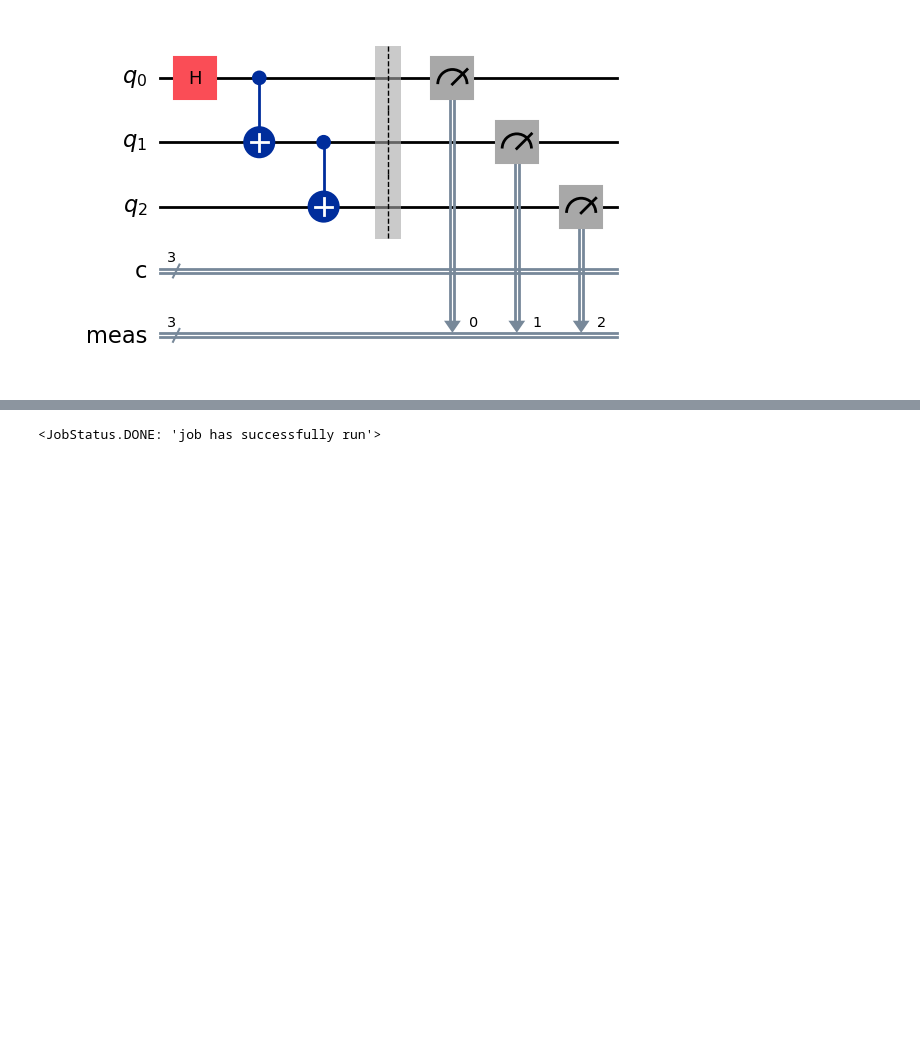
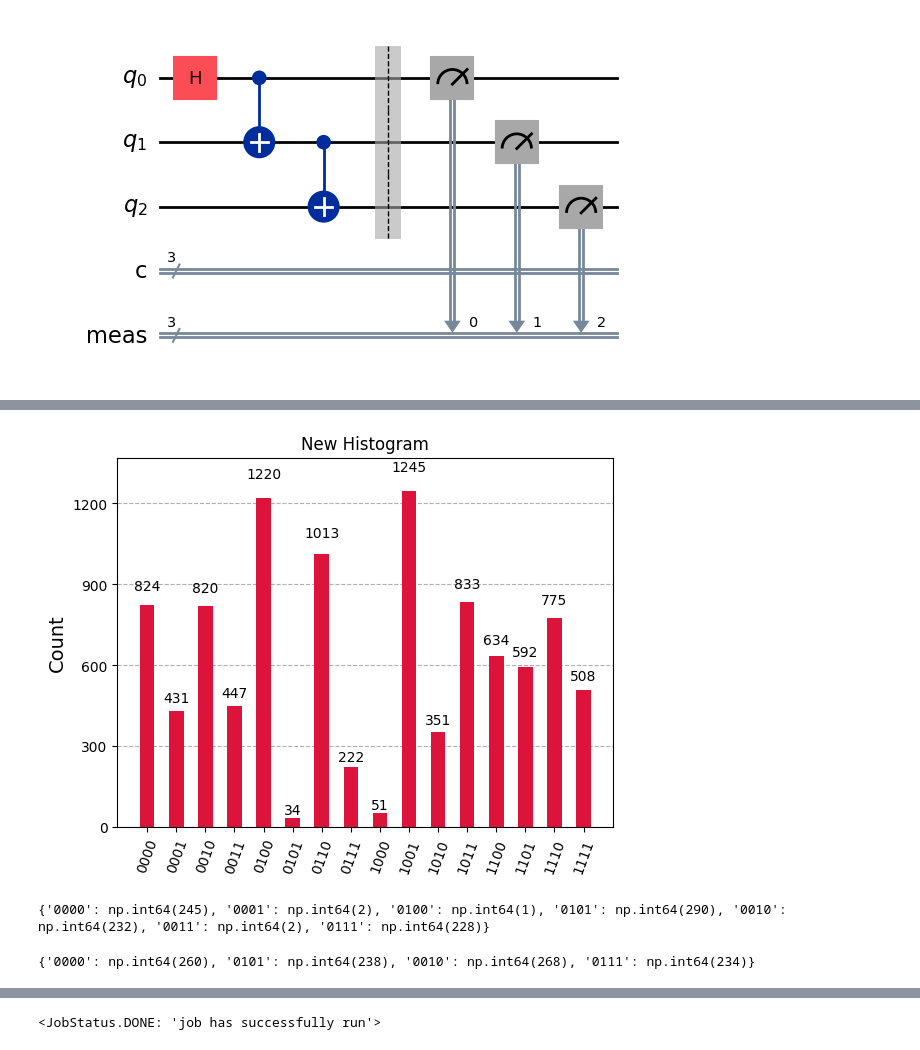
Before and after one commit to gzquse/Quantum-Transformer, a Jupyter notebook: exploratory/ionq.ipynb, the cells around one changed output, grey strips where cells are left out. Cells and saved outputs as stored; diff of their text form; code cells hidden in the pictures; blank space fills up the shorter version.

Commit message:
ionq ready

```diff
--- a/exploratory/ionq.ipynb
+++ b/exploratory/ionq.ipynb
@@ -64,0 +100,25 @@ qc.draw('mpl')
+# %%
+from qiskit.visualization import plot_histogram
+good = {'0000': 824, '1000': 51, '0100': 1220, '1100': 634, '0010': 820, '1010': 351, '0110': 1013, '1110': 775, '0001': 431, '0101': 34, '1101': 592, '0011': 447, '1011': 833, '0111': 222, '1111': 508, '1001': 1245}
+plot_histogram(good, color=['crimson','midnightblue'],
+                title="New Histogram")
+# %% [output]
+[figure, added]
+# %%
+# ionq noisy
+job = ionq_local.run(qcT, shots=1000, noise_model="aria-1")
+print(job.get_counts())
+# %% [output]
+{'0000': np.int64(245), '0001': np.int64(2), '0100': np.int64(1), '0101': np.int64(290), '0010': np.int64(232), '0011': np.int64(2), '0111': np.int64(228)}
+# %%
+## ionq ideal
+from qiskit_aer import AerSimulator
+from qiskit import transpile
+ionq_local = provider.get_backend("simulator", gateset="qis")
+backend = AerSimulator()
+qcT = transpile(qc, ionq_local, optimization_level=3)
+job = ionq_local.run(qcT, shots=1000)
+counts = job.get_counts()
+print(counts)
+# %% [output]
+{'0000': np.int64(260), '0101': np.int64(238), '0010': np.int64(268), '0111': np.int64(234)}
```
Also changed, not shown: parts of 10 cells of this notebook, 6 other files.
